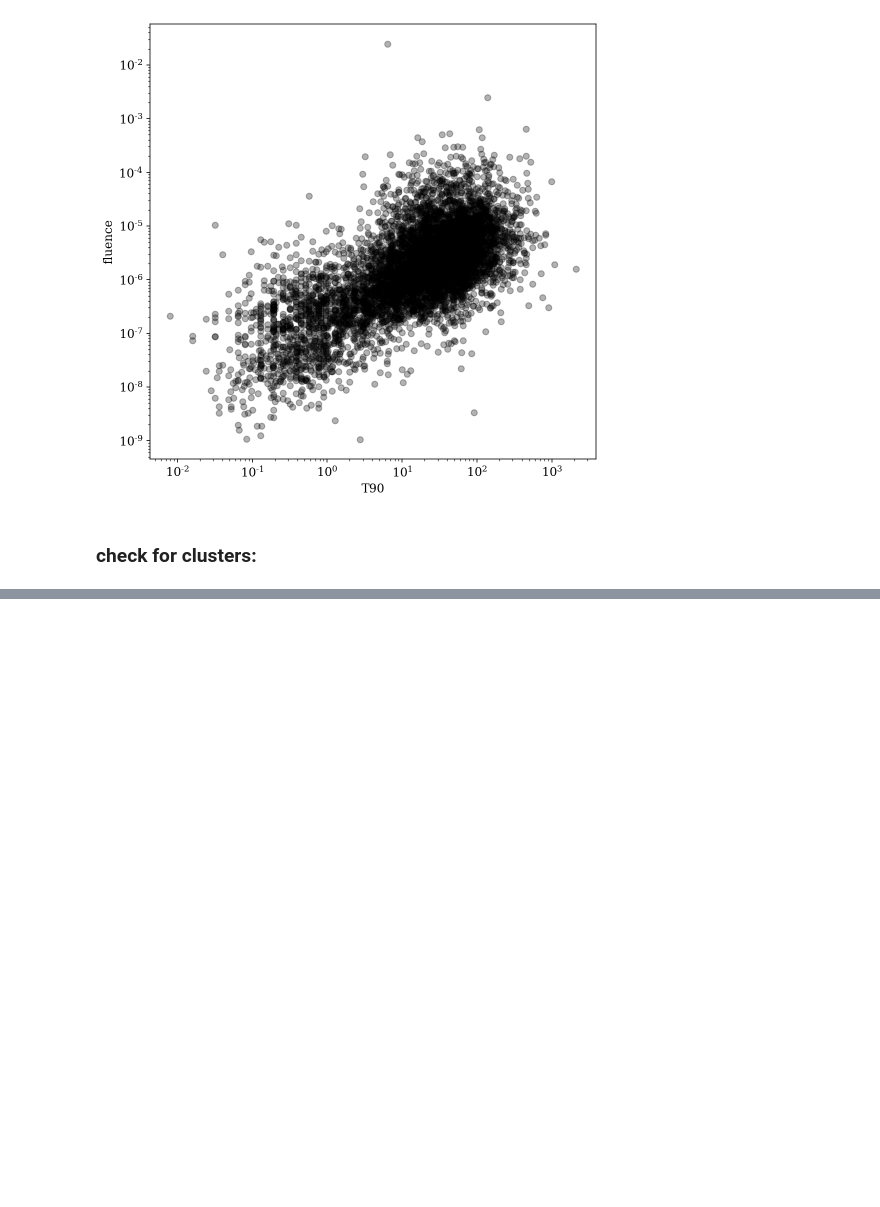
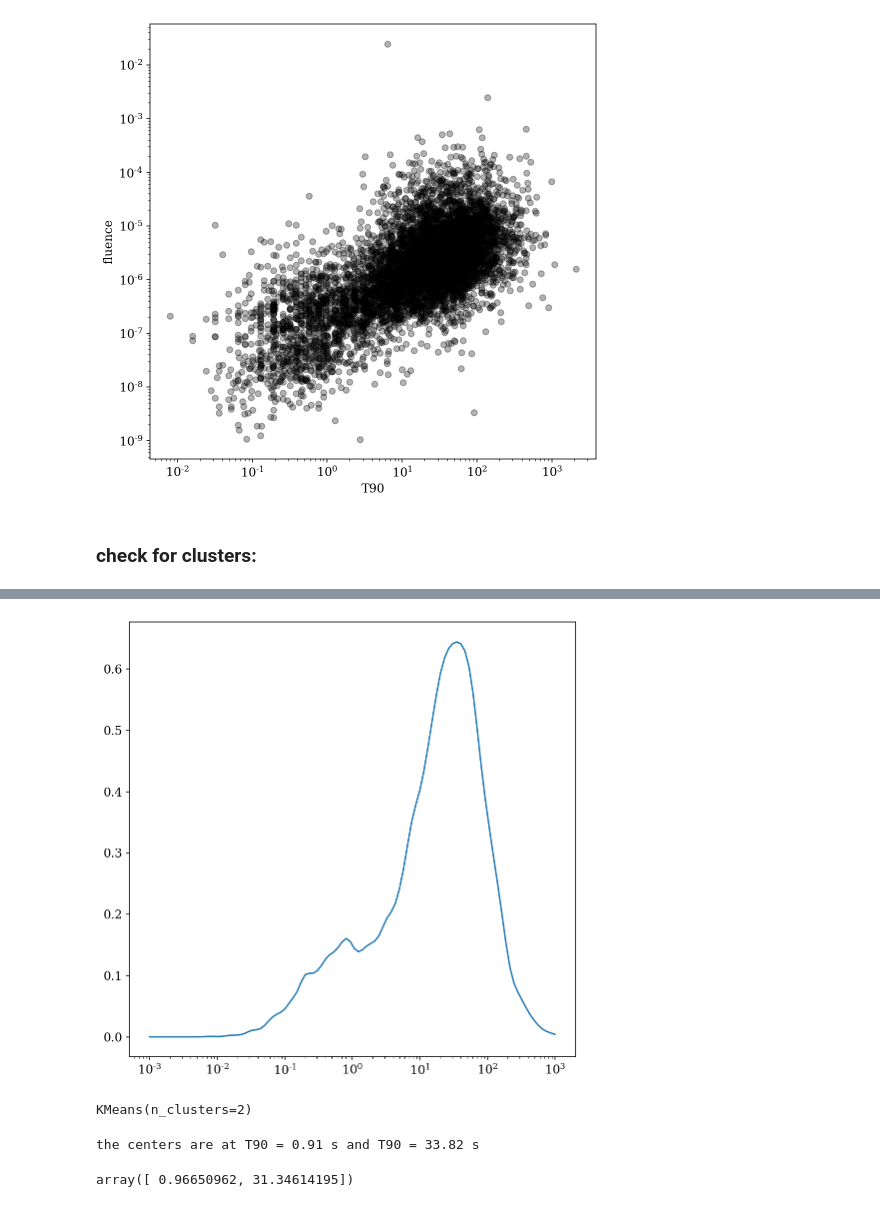
Before and after one commit to asantini29/astrostatistics_bicocca_2022, a Jupyter notebook: working/L14_GRB.ipynb, the cells around one changed output, grey strips where cells are left out. Saved outputs shown, nothing was run; the diff lists cells and outputs as text; code cells hidden in the pictures; blank space fills up the shorter version.

```diff
--- a/working/L14_GRB.ipynb
+++ b/working/L14_GRB.ipynb
@@ -89,0 +138,21 @@ plt.show()
+# %%
+xgrid = np.logspace(-3, 3, 100)
+plt.plot(xgrid, np.exp(kde.score_samples(np.log10(xgrid)[:, np.newaxis])))
+plt.semilogx()
+plt.show()
+# %% [output]
+[figure, added]
+# %%
+clf.fit(logT90)
+# %% [output]
+KMeans(n_clusters=2)
+# %%
+T90_centers = 10**clf.cluster_centers_[:,0]
+T90_labels = clf.predict(logT90)
+
+if T90_centers[0] > T90_centers[1]:
+    T90_centers = T90_centers[::-1]
+    T90_labels = np.array(~np.array(T90_labels,dtype='bool'),dtype='int')
+print('the centers are at T90 = %.2f s and T90 = %.2f s' % (T90_centers[0], T90_centers[1]))
+# %% [output]
+the centers are at T90 = 0.91 s and T90 = 33.82 s
@@ -89,0 +175,4 @@ plt.show()
+# %%
+means
+# %% [output]
+array([ 0.96650962, 31.34614195])
```
Also changed, not shown: parts of 20 cells of this notebook.
